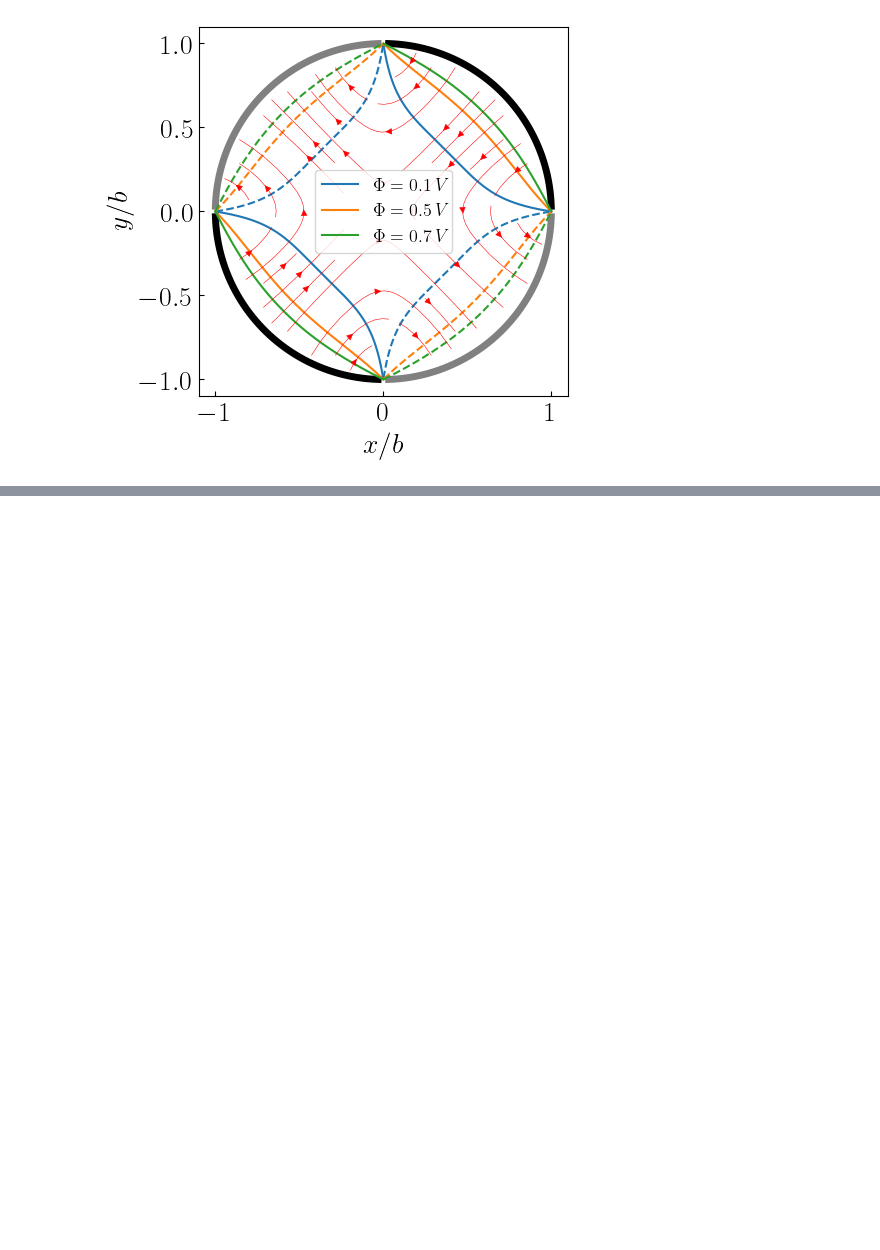
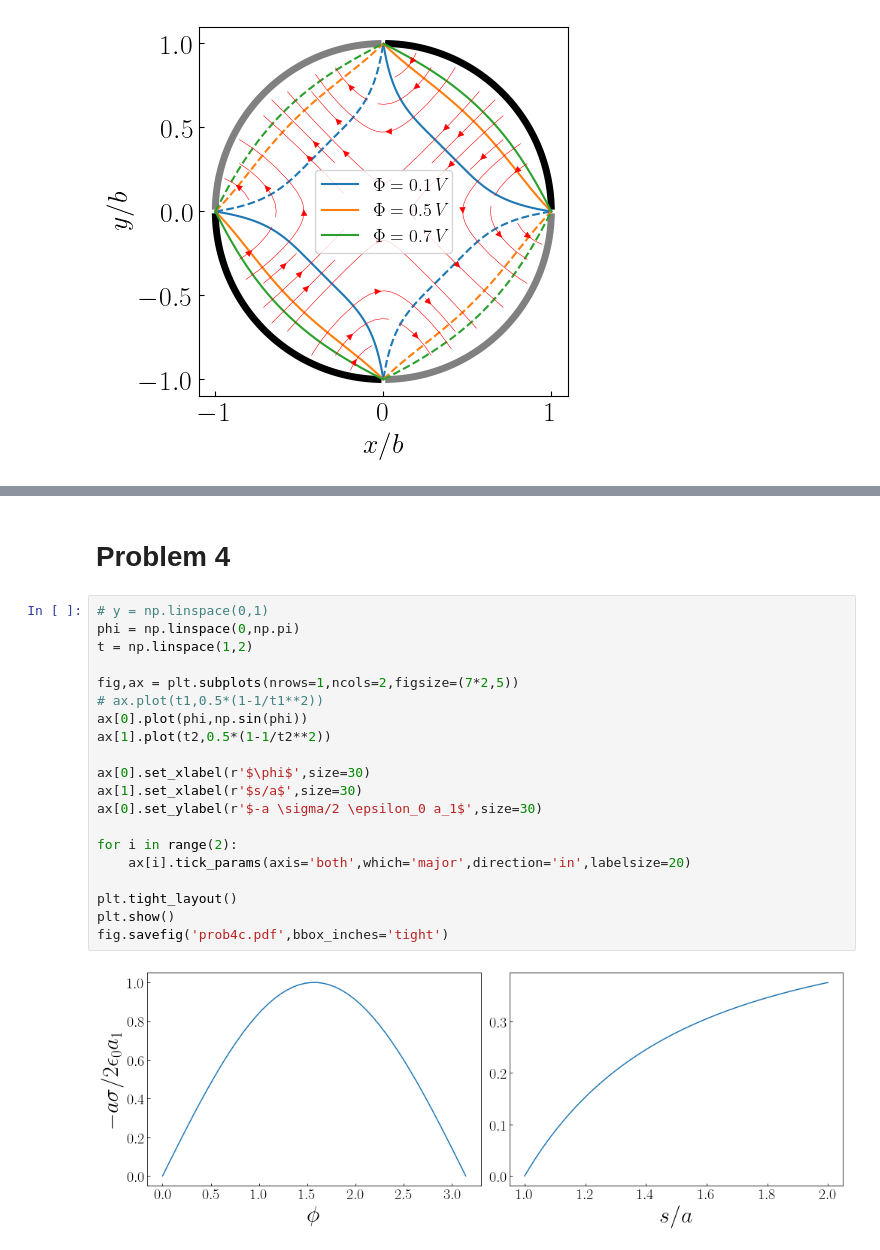
Before and after one commit to rwhitehill/EM-Fall2023, a Jupyter notebook: HW5/Untitled.ipynb, the cells around one changed output, grey strips where cells are left out. Saved outputs shown, nothing was run; the diff lists cells and outputs as text; blank space fills up the shorter version.

```diff
--- a/HW5/Untitled.ipynb
+++ b/HW5/Untitled.ipynb
@@ -126,0 +221,24 @@ plt.savefig('prob2c-1.pdf',bbox_inches='tight')
+# %% [markdown]
+# Problem 4
+# %%
+# y = np.linspace(0,1)
+phi = np.linspace(0,np.pi)
+t = np.linspace(1,2)
+
+fig,ax = plt.subplots(nrows=1,ncols=2,figsize=(7*2,5))
+# ax.plot(t1,0.5*(1-1/t1**2))
+ax[0].plot(phi,np.sin(phi))
+ax[1].plot(t2,0.5*(1-1/t2**2))
+
+ax[0].set_xlabel(r'$\phi$',size=30)
+ax[1].set_xlabel(r'$s/a$',size=30)
+ax[0].set_ylabel(r'$-a \sigma/2 \epsilon_0 a_1$',size=30)
+
+for i in range(2):
+    ax[i].tick_params(axis='both',which='major',direction='in',labelsize=20)
+
+plt.tight_layout()
+plt.show()
+fig.savefig('prob4c.pdf',bbox_inches='tight')
+# %% [output]
+[figure, added]
```
Also changed, not shown: parts of 12 cells of this notebook, 3 other files.
